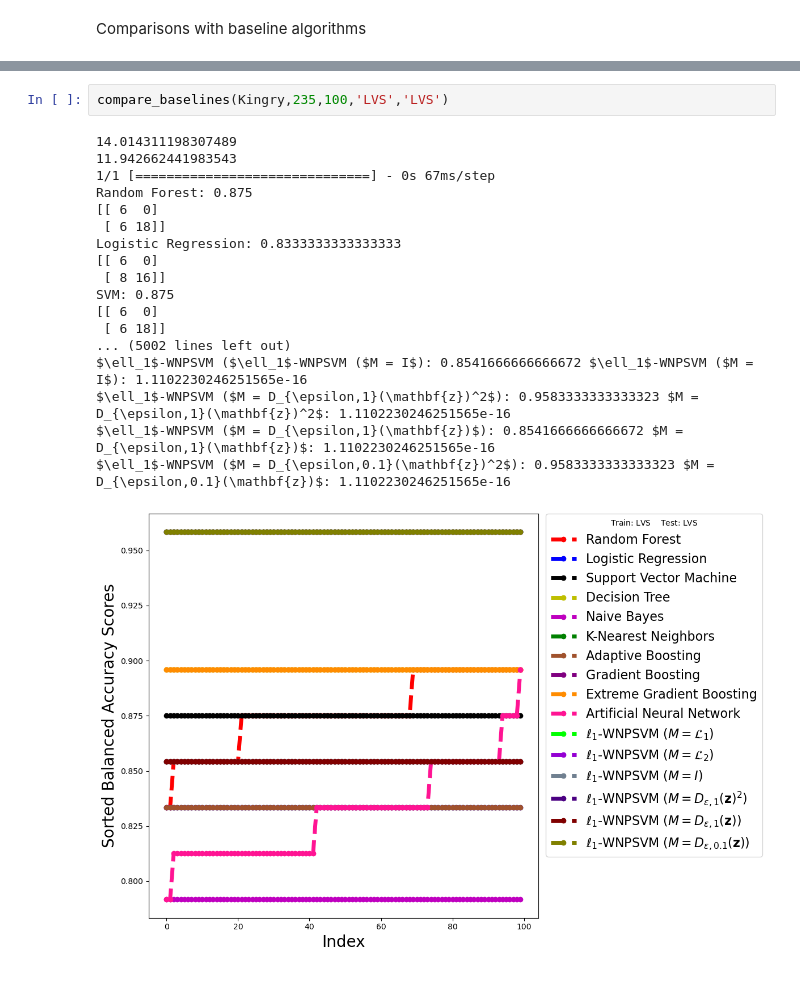
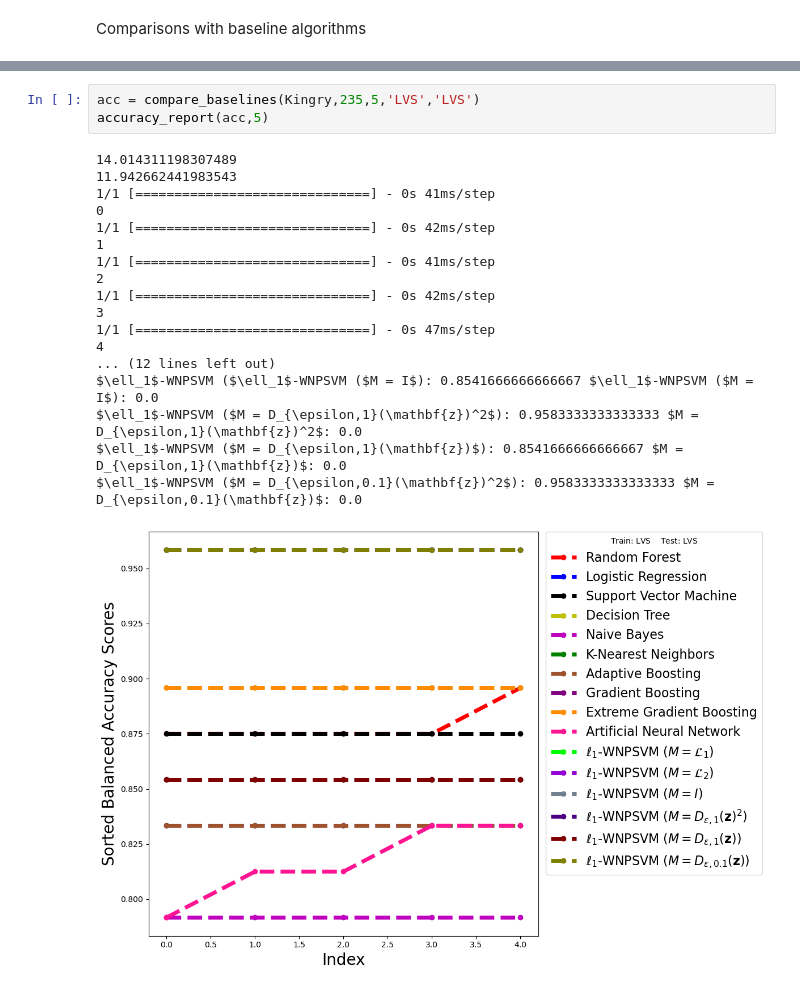
Before and after one commit to uougwu/WNPSVM, a Jupyter notebook: wnp-svm/demos/WNP_SVM.ipynb, the cells around one changed output, grey strips where cells are left out. Cells and saved outputs as stored; diff of their text form.

Commit message:
update wnpsvm

```diff
--- a/wnp-svm/demos/WNP_SVM.ipynb
+++ b/wnp-svm/demos/WNP_SVM.ipynb
@@ -160,22 +163,23 @@ $\ell_1$-WNPSVM ($M = D_{\epsilon,0.1}(\mathbf{z})^2$): 0.9166666666666674 $M =
 [figure]
 # %%
-compare_baselines(Kingry,235,100,'LVS','LVS')
+acc = compare_baselines(Kingry,235,5,'LVS','LVS')
+accuracy_report(acc,5)
 # %% [output]
 14.014311198307489
 11.942662441983543
-1/1 [==============================] - 0s 67ms/step
-Random Forest: 0.875
-[[ 6  0]
- [ 6 18]]
-Logistic Regression: 0.8333333333333333
-[[ 6  0]
- [ 8 16]]
-SVM: 0.875
-[[ 6  0]
- [ 6 18]]
-... (5002 lines left out)
-$\ell_1$-WNPSVM ($\ell_1$-WNPSVM ($M = I$): 0.8541666666666672 $\ell_1$-WNPSVM ($M = I$): 1.1102230246251565e-16
-$\ell_1$-WNPSVM ($M = D_{\epsilon,1}(\mathbf{z})^2$): 0.9583333333333323 $M = D_{\epsilon,1}(\mathbf{z})^2$: 1.1102230246251565e-16
-$\ell_1$-WNPSVM ($M = D_{\epsilon,1}(\mathbf{z})$): 0.8541666666666672 $M = D_{\epsilon,1}(\mathbf{z})$: 1.1102230246251565e-16
-$\ell_1$-WNPSVM ($M = D_{\epsilon,0.1}(\mathbf{z})^2$): 0.9583333333333323 $M = D_{\epsilon,0.1}(\mathbf{z})$: 1.1102230246251565e-16
+1/1 [==============================] - 0s 41ms/step
+0
+1/1 [==============================] - 0s 42ms/step
+1
+1/1 [==============================] - 0s 41ms/step
+2
+1/1 [==============================] - 0s 42ms/step
+3
+1/1 [==============================] - 0s 47ms/step
+4
+... (12 lines left out)
+$\ell_1$-WNPSVM ($\ell_1$-WNPSVM ($M = I$): 0.8541666666666667 $\ell_1$-WNPSVM ($M = I$): 0.0
+$\ell_1$-WNPSVM ($M = D_{\epsilon,1}(\mathbf{z})^2$): 0.9583333333333333 $M = D_{\epsilon,1}(\mathbf{z})^2$: 0.0
+$\ell_1$-WNPSVM ($M = D_{\epsilon,1}(\mathbf{z})$): 0.8541666666666667 $M = D_{\epsilon,1}(\mathbf{z})$: 0.0
+$\ell_1$-WNPSVM ($M = D_{\epsilon,0.1}(\mathbf{z})^2$): 0.9583333333333333 $M = D_{\epsilon,0.1}(\mathbf{z})$: 0.0
-[figure, old version]
+[figure, new version]
```
Also changed, not shown: parts of 6 cells of this notebook, 5 other files.
